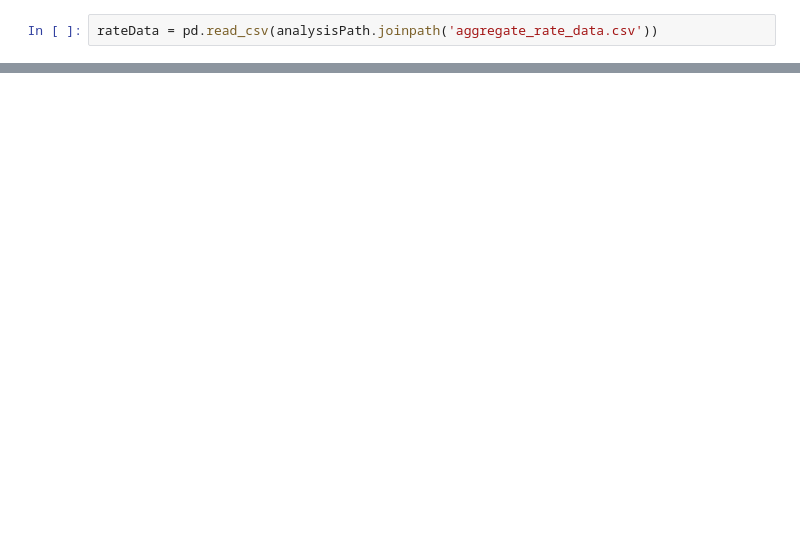
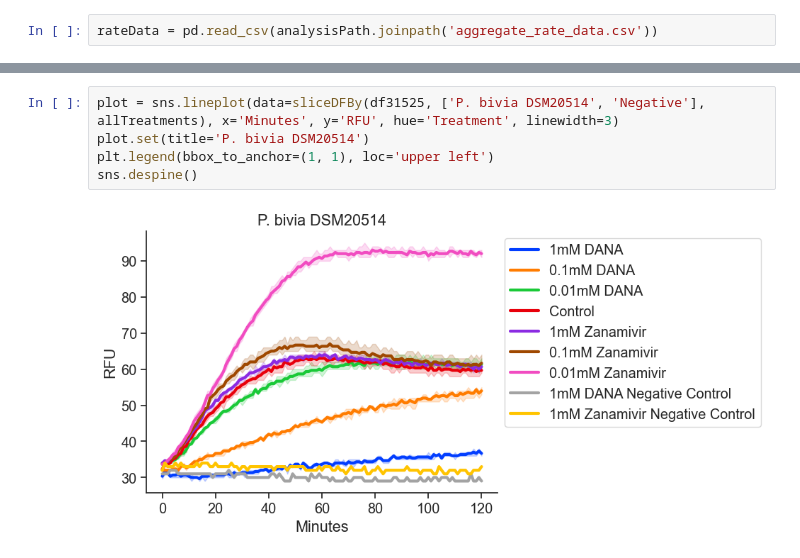
Before and after one commit to elliot-m-lee/BV_Mucus, a Jupyter notebook: Sialidase Assay Analysis.ipynb, the cells around one changed output, grey strips where cells are left out. Drawn from its saved outputs; the diff is of its cells as text; blank space fills up the shorter version.

```diff
--- a/Sialidase Assay Analysis.ipynb
+++ b/Sialidase Assay Analysis.ipynb
@@ -178,0 +253,7 @@ sns.despine()
+# %%
+plot = sns.lineplot(data=sliceDFBy(df31525, ['P. bivia DSM20514', 'Negative'], allTreatments), x='Minutes', y='RFU', hue='Treatment', linewidth=3)
+plot.set(title='P. bivia DSM20514')
+plt.legend(bbox_to_anchor=(1, 1), loc='upper left')
+sns.despine()
+# %% [output]
+[figure, added]
```
Also changed, not shown: parts of 16 cells of this notebook.
